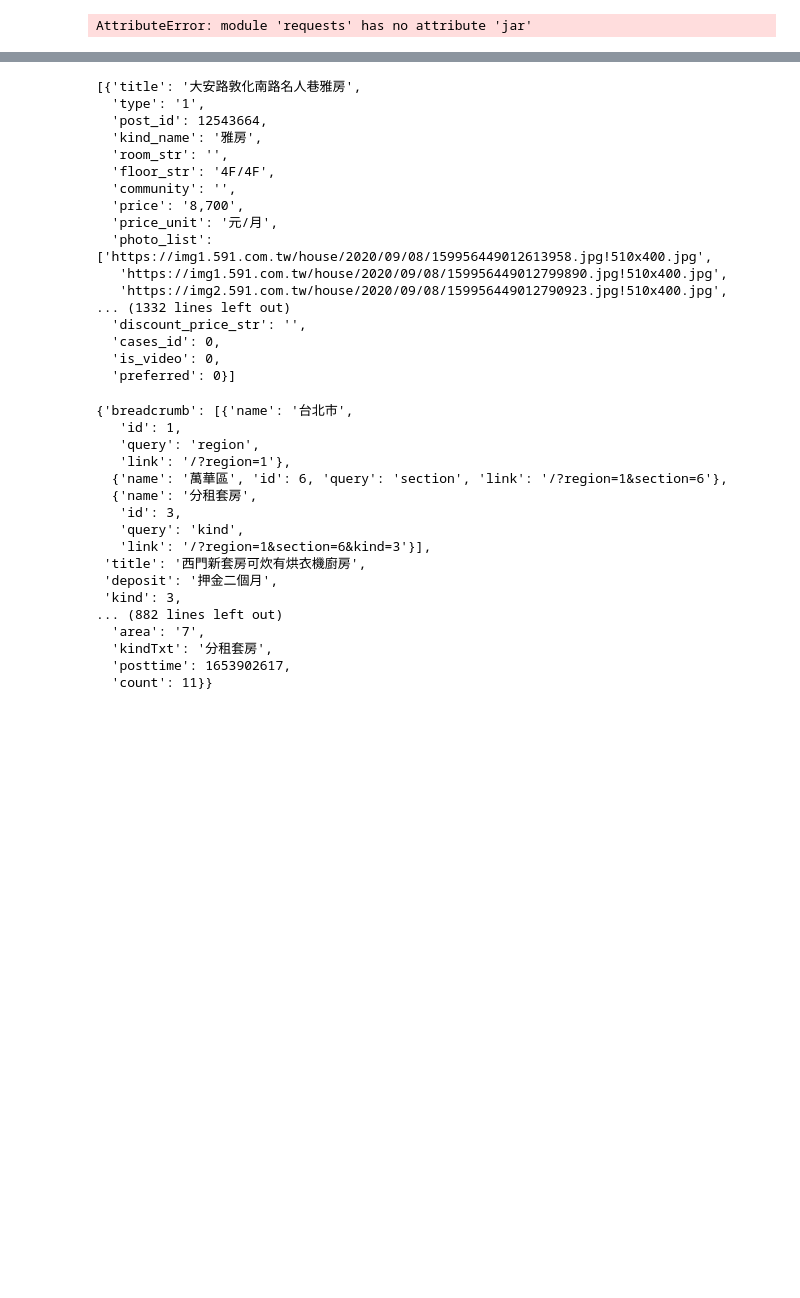
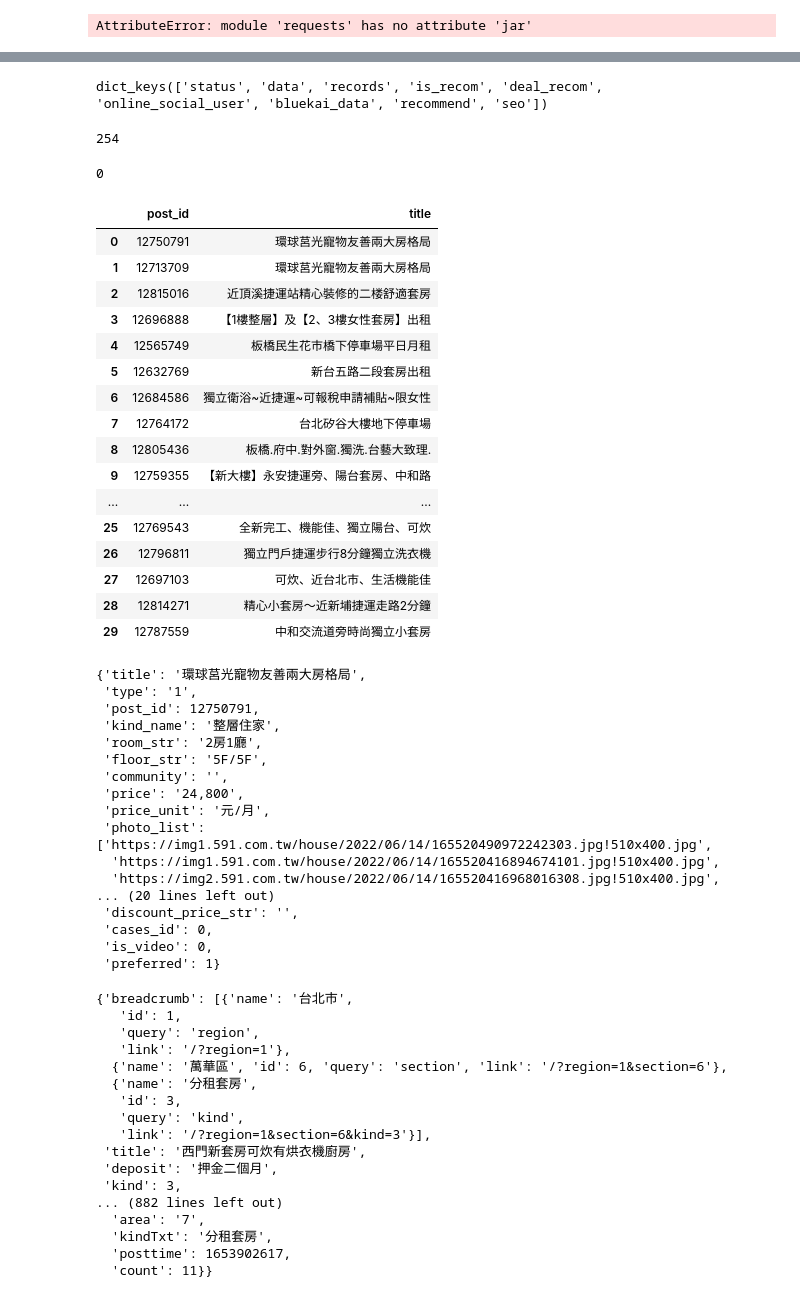
Before and after one commit to GallonShih/BlackHead, a Jupyter notebook: DA_Rental_Market/crawler.ipynb, the cells around one changed output, grey strips where cells are left out. Drawn from its saved outputs; the diff is of its cells as text; code cells hidden in the pictures; blank space fills up the shorter version.

```diff
--- a/DA_Rental_Market/crawler.ipynb
+++ b/DA_Rental_Market/crawler.ipynb
@@ -84,3 +138,9 @@ j = requests.jar()
 AttributeError: module 'requests' has no attribute 'jar'
 # %%
 requests.cookies
+# %%
+c = requests.cookies.RequestsCookieJar()
+c.set('urlJumpIp', '3',
+        domain='.591.com.tw',
+        path='/')
+s.cookies.update(c)
@@ -86,0 +149,2 @@ requests.cookies
+# %%
+s.cookies.update(c)
@@ -92,26 +164,62 @@ r = s.get(url, params=params, headers=headers, cookies={'urlJumpIp': '1'})
 # %%
 # https://rent.591.com.tw/home/search/rsList?is_format_data=1&is_new_list=1&type=1&region=3
 r = s.get('', params=params, headers=headers)
+# %%
+r.json().keys()
+# %% [output]
+dict_keys(['status', 'data', 'records', 'is_recom', 'deal_recom', 'online_social_user', 'bluekai_data', 'recommend', 'seo'])
+# %%
+int(r.json()['records'].replace(',',''))//30+1
+# %% [output]
+254
+# %%
+1//30
+# %% [output]
+0
+# %%
+df_rental_list = pd.DataFrame(columns=['post_id', 'title'])
+for house in r.json()['data']['data']:
+    df_rental_list = df_rental_list.append({'post_id': house['post_id'], 'title': house['title']}, ignore_index=True)
+# %%
+df_rental_list
+# %% [output]
+|  | post_id | title |
+| 0 | 12750791 | 環球莒光寵物友善兩大房格局 |
+| 1 | 12713709 | 環球莒光寵物友善兩大房格局 |
+| 2 | 12815016 | 近頂溪捷運站精心裝修的二楼舒適套房 |
+| 3 | 12696888 | 【1樓整層】及【2、3樓女性套房】出租 |
+| 4 | 12565749 | 板橋民生花市橋下停車場平日月租 |
+| 5 | 12632769 | 新台五路二段套房出租 |
+| 6 | 12684586 | 獨立衛浴~近捷運~可報稅申請補貼~限女性 |
+| 7 | 12764172 | 台北矽谷大樓地下停車場 |
+| 8 | 12805436 | 板橋.府中.對外窗.獨洗.台藝大致理. |
+| 9 | 12759355 | 【新大樓】永安捷運旁、陽台套房、中和路 |
+| ... | ... | ... |
+| 25 | 12769543 | 全新完工、機能佳、獨立陽台、可炊 |
+| 26 | 12796811 | 獨立門戶捷運步行8分鐘獨立洗衣機 |
+| 27 | 12697103 | 可炊、近台北市、生活機能佳 |
+| 28 | 12814271 | 精心小套房～近新埔捷運走路2分鐘 |
+| 29 | 12787559 | 中和交流道旁時尚獨立小套房 |
 # %%
-r.json()['data']['data']
+r.json()['data']['data'][0]
 # %% [output]
-[{'title': '大安路敦化南路名人巷雅房',
-  'type': '1',
-  'post_id': 12543664,
-  'kind_name': '雅房',
-  'room_str': '',
-  'floor_str': '4F/4F',
-  'community': '',
-  'price': '8,700',
-  'price_unit': '元/月',
-  'photo_list': ['https://img1.591.com.tw/house/2020/09/08/159956449012613958.jpg!510x400.jpg',
-   'https://img1.591.com.tw/house/2020/09/08/159956449012799890.jpg!510x400.jpg',
-   'https://img2.591.com.tw/house/2020/09/08/159956449012790923.jpg!510x400.jpg',
-... (1332 lines left out)
-  'discount_price_str': '',
-  'cases_id': 0,
-  'is_video': 0,
-  'preferred': 0}]
+{'title': '環球莒光寵物友善兩大房格局',
+ 'type': '1',
+ 'post_id': 12750791,
+ 'kind_name': '整層住家',
+ 'room_str': '2房1廳',
+ 'floor_str': '5F/5F',
+ 'community': '',
+ 'price': '24,800',
+ 'price_unit': '元/月',
+ 'photo_list': ['https://img1.591.com.tw/house/2022/06/14/165520490972242303.jpg!510x400.jpg',
+  'https://img1.591.com.tw/house/2022/06/14/165520416894674101.jpg!510x400.jpg',
+  'https://img2.591.com.tw/house/2022/06/14/165520416968016308.jpg!510x400.jpg',
+... (20 lines left out)
+ 'discount_price_str': '',
+ 'cases_id': 0,
+ 'is_video': 0,
+ 'preferred': 1}
 # %%
 headers = {
     'user-agent': 'Mozilla/5.0 (Windows NT 10.0; Win64; x64) AppleWebKit/537.36 (KHTML, like Gecko) Chrome/102.0.0.0 Safari/537.36'
```
Also changed, not shown: parts of 8 cells of this notebook, 1 other file.
